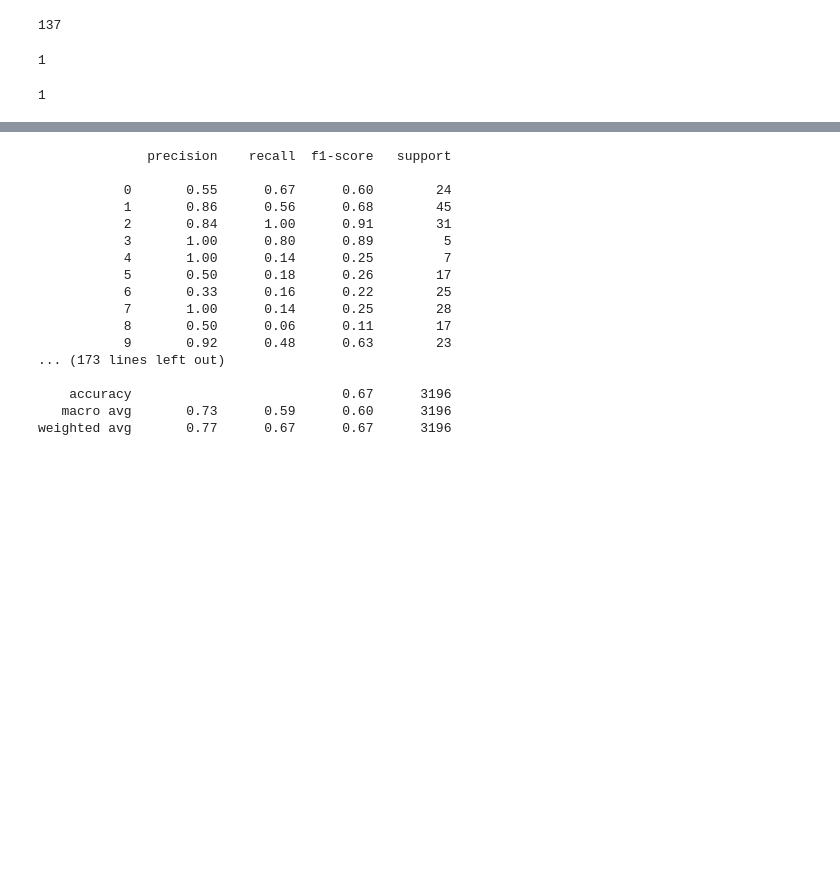
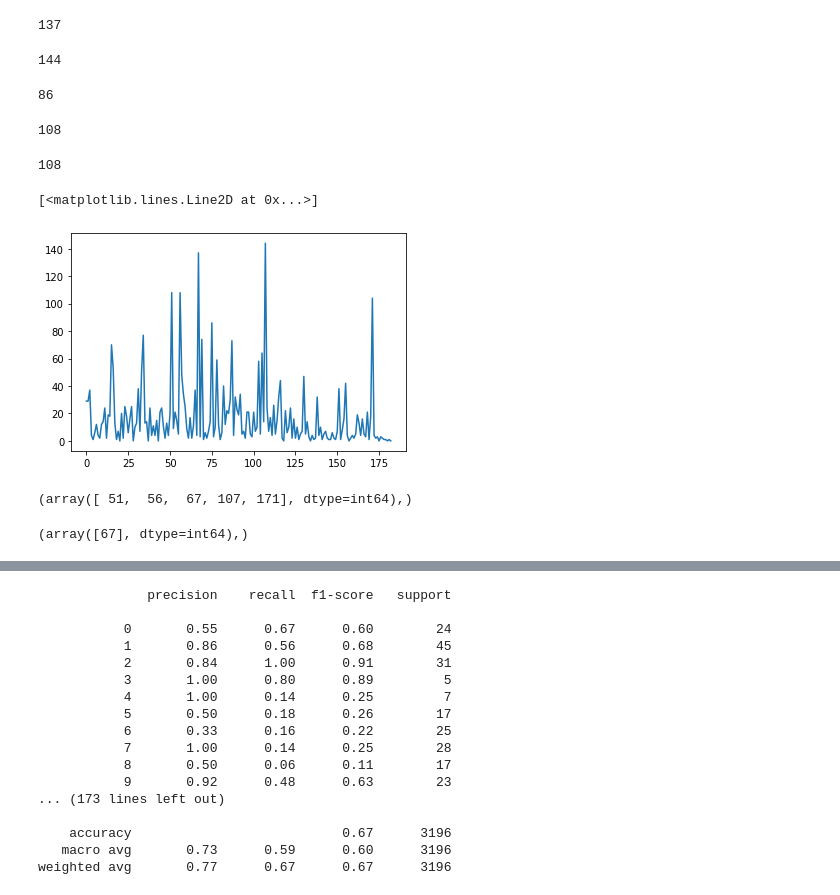
Before and after one commit to ChristianIngwersen/FungiClassification, a Jupyter notebook: confusion_matrix.ipynb, the cells around one changed output, grey strips where cells are left out. Drawn from its saved outputs; the diff is of its cells as text; code cells hidden in the pictures; blank space fills up the shorter version.

```diff
--- a/confusion_matrix.ipynb
+++ b/confusion_matrix.ipynb
@@ -154,10 +192,31 @@ m[:, 67].sum()
 # %% [output]
 137
 # %%
-m[:, 149].sum()
+m[:, 107].sum()
 # %% [output]
-1
+144
-# %%
-m[:, 149].sum()
-# %% [output]
-1
+# %%
+m[:, 75].sum()
+# %% [output]
+86
+# %%
+m[:, 51].sum()
+# %% [output]
+108
+# %%
+m[:, 56].sum()
+# %% [output]
+108
+# %%
+plt.plot(m.sum(0))
+# %% [output]
+[<matplotlib.lines.Line2D at 0x...>]
+[figure, added]
+# %%
+np.where(m.sum(0) > 100)
+# %% [output]
+(array([ 51,  56,  67, 107, 171], dtype=int64),)
+# %%
+np.where(m.sum(0) / m.sum(1) > 10)
+# %% [output]
+(array([67], dtype=int64),)
```
Also changed, not shown: parts of 6 cells of this notebook, 2 other files.
